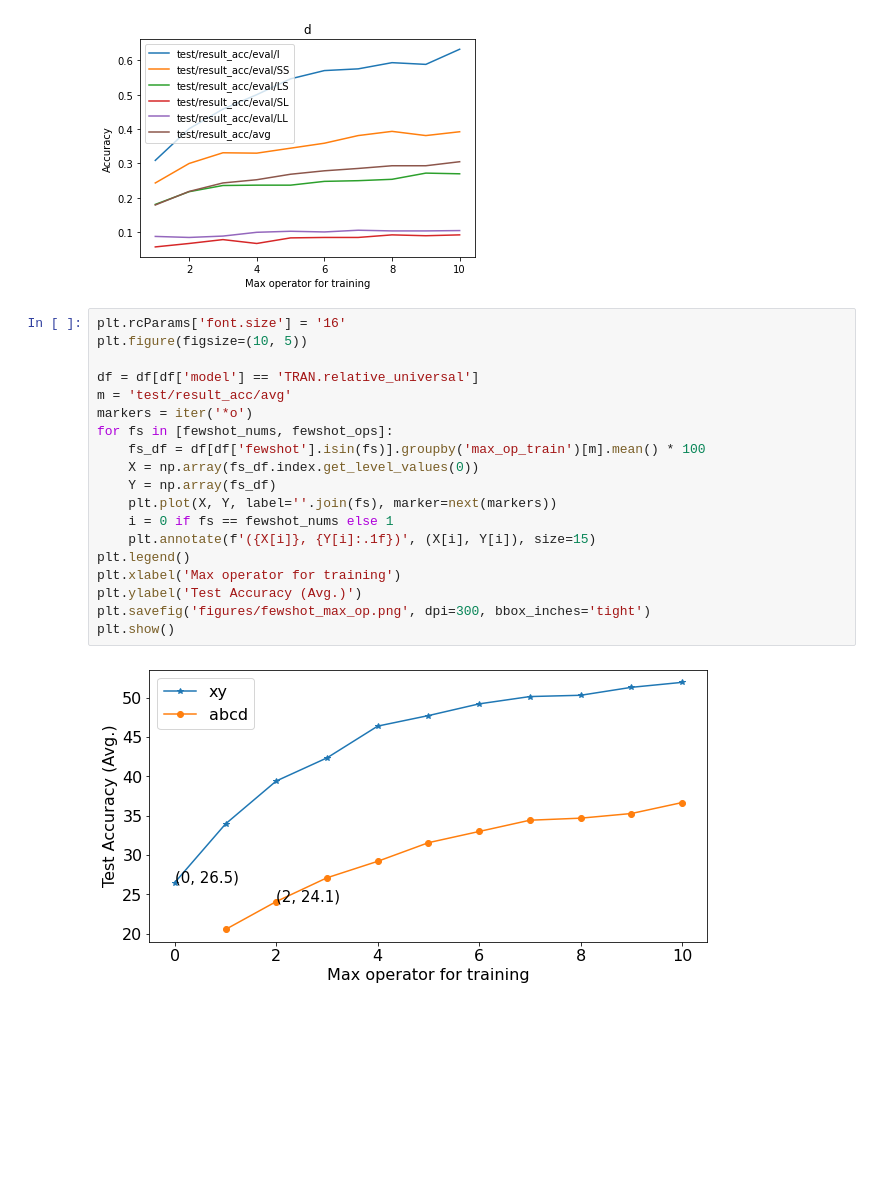
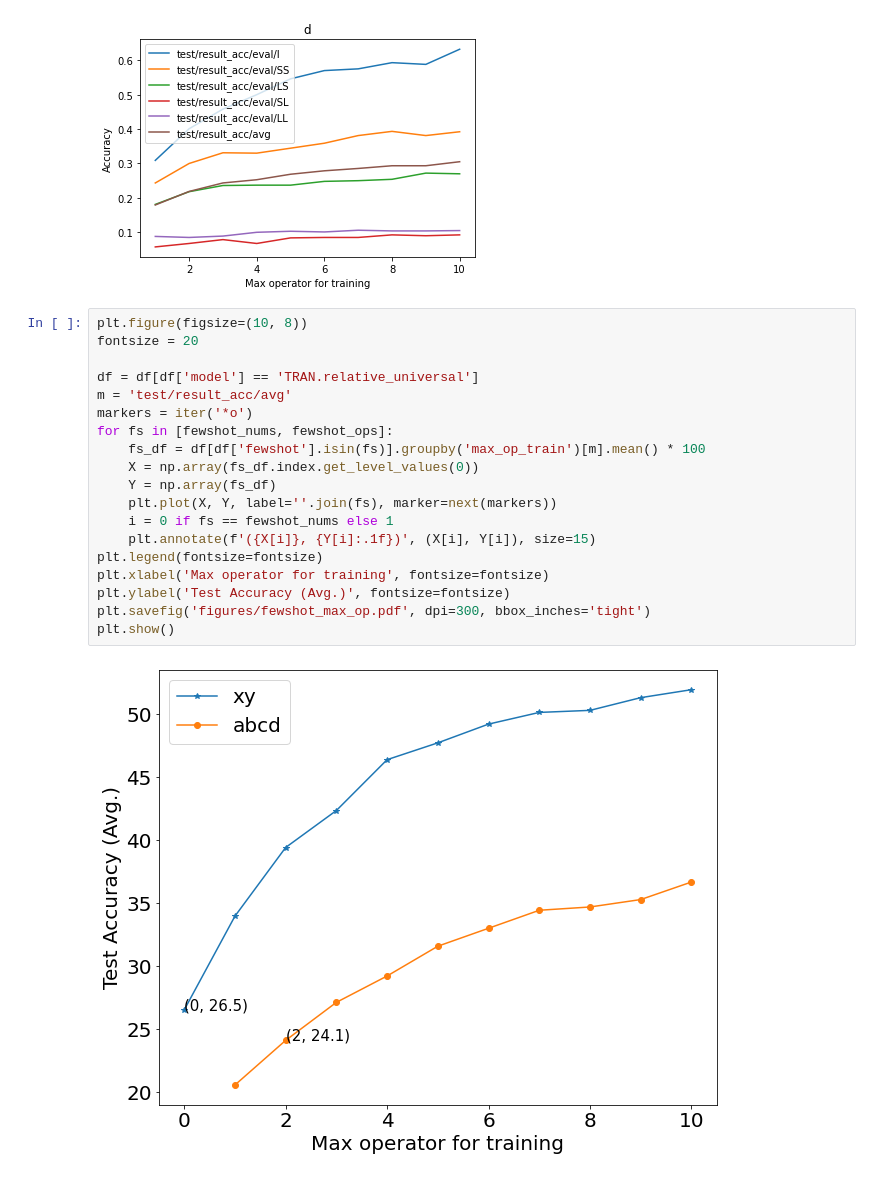
Before and after one commit to liqing-ustc/HINT, a Jupyter notebook: results/analysis_fewshot.ipynb, the cells around one changed output. Saved outputs shown, nothing was run; the diff lists cells and outputs as text; blank space fills up the shorter version.

```diff
--- a/results/analysis_fewshot.ipynb
+++ b/results/analysis_fewshot.ipynb
@@ -163,23 +163,23 @@ for fs in fewshot_concepts:
 [figure]
 [figure]
 # %%
-plt.rcParams['font.size'] = '16'
-plt.figure(figsize=(10, 5))
+plt.figure(figsize=(10, 8))
+fontsize = 20
 
 df = df[df['model'] == 'TRAN.relative_universal']
 m = 'test/result_acc/avg'
 markers = iter('*o')
 for fs in [fewshot_nums, fewshot_ops]:
     fs_df = df[df['fewshot'].isin(fs)].groupby('max_op_train')[m].mean() * 100
     X = np.array(fs_df.index.get_level_values(0))
     Y = np.array(fs_df)
     plt.plot(X, Y, label=''.join(fs), marker=next(markers))
     i = 0 if fs == fewshot_nums else 1
     plt.annotate(f'({X[i]}, {Y[i]:.1f})', (X[i], Y[i]), size=15)
-plt.legend()
-plt.xlabel('Max operator for training')
-plt.ylabel('Test Accuracy (Avg.)')
-plt.savefig('figures/fewshot_max_op.png', dpi=300, bbox_inches='tight')
+plt.legend(fontsize=fontsize)
+plt.xlabel('Max operator for training', fontsize=fontsize)
+plt.ylabel('Test Accuracy (Avg.)', fontsize=fontsize)
+plt.savefig('figures/fewshot_max_op.pdf', dpi=300, bbox_inches='tight')
 plt.show()
 # %% [output]
-[figure, old version]
+[figure, new version]
```
Also changed, not shown: 8 other files.
